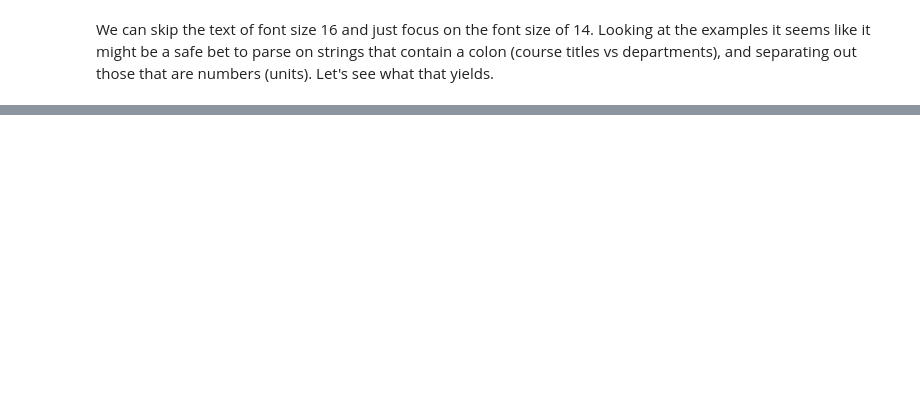
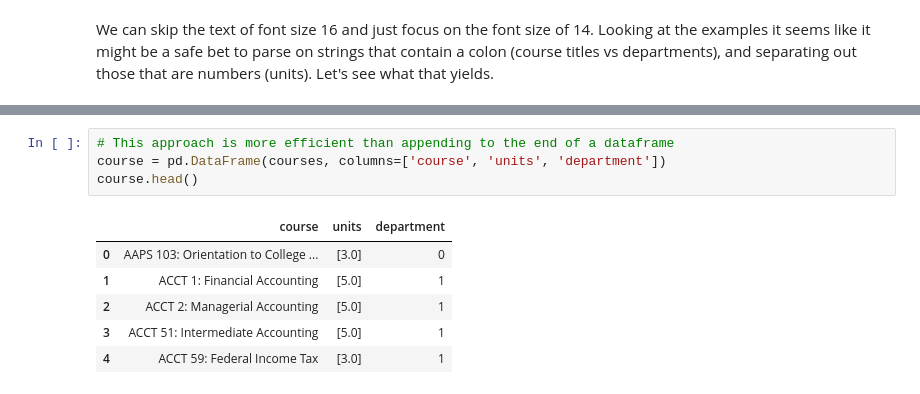
Before and after one commit to ChrisPleman/course_catalog_dashboard, a Jupyter notebook: discovery.ipynb, the cells around one changed output, grey strips where cells are left out. Drawn from its saved outputs; the diff is of its cells as text; blank space fills up the shorter version.

```diff
--- a/discovery.ipynb
+++ b/discovery.ipynb
@@ -466 +461,12 @@ defaultdict(<class 'str'>, {'Academic Achievement & Personal Success': {'AAPS 10
+# %%
+# This approach is more efficient than appending to the end of a dataframe
+course = pd.DataFrame(courses, columns=['course', 'units', 'department'])
+course.head()
+# %% [output]
+|  | course | units | department |
+| 0 | AAPS 103: Orientation to College ... | [3.0] | 0 |
+| 1 | ACCT 1: Financial Accounting | [5.0] | 1 |
+| 2 | ACCT 2: Managerial Accounting | [5.0] | 1 |
+| 3 | ACCT 51: Intermediate Accounting | [5.0] | 1 |
+| 4 | ACCT 59: Federal Income Tax | [3.0] | 1 |
 # %% [markdown]
```
Also changed, not shown: parts of 10 cells of this notebook.
